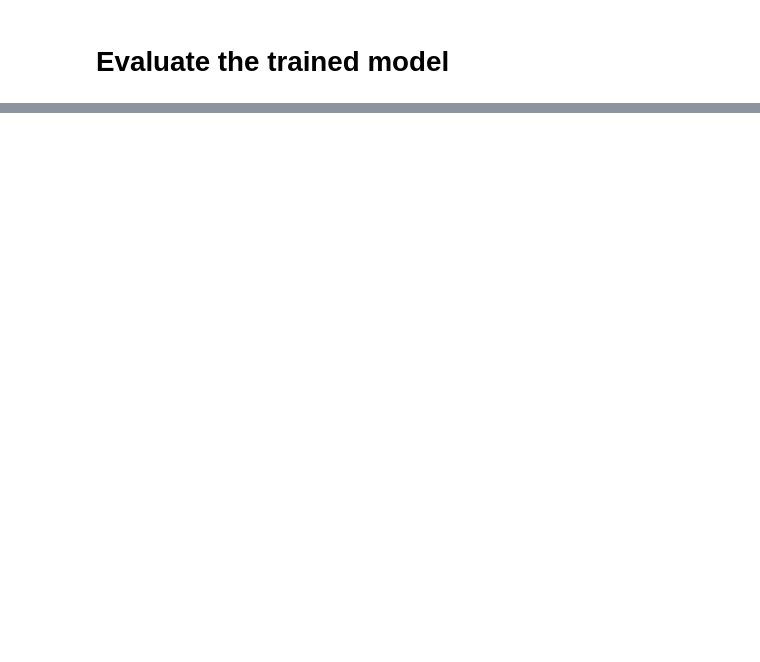
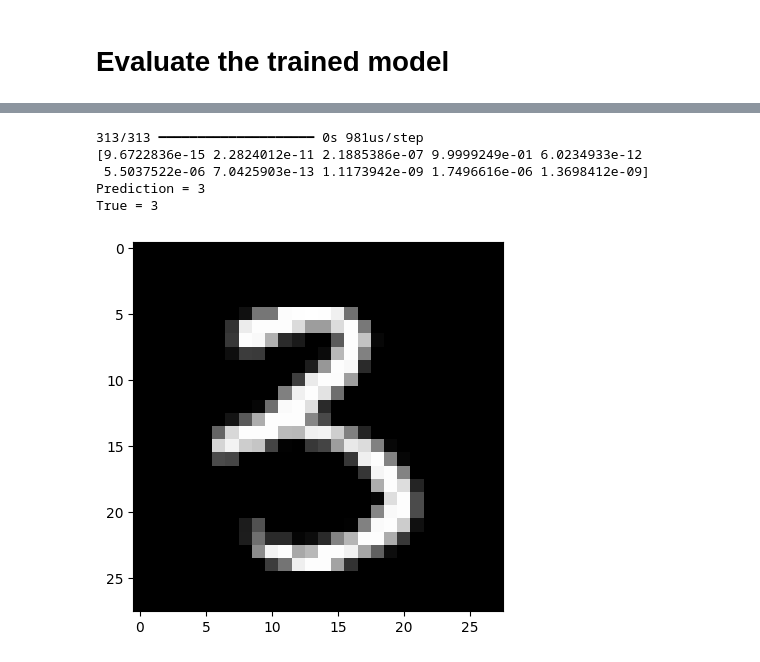
Before and after one commit to MuhammadAbbas99/kuvanluokittelu, a Jupyter notebook: simpleminstconvnet.ipynb, the cells around one changed output, grey strips where cells are left out. Drawn from its saved outputs; the diff is of its cells as text; code cells hidden in the pictures; blank space fills up the shorter version.

```diff
--- a/simpleminstconvnet.ipynb
+++ b/simpleminstconvnet.ipynb
@@ -176,0 +221,19 @@ print("Test accuracy:", test_acc)
+# %%
+predictions = model.predict(x_test)
+
+sample_number = 5000
+print(predictions[sample_number])
+print('Prediction =',np.argmax(predictions[sample_number]))
+print('True =',np.argmax(y_test[sample_number]))
+# %% [output]
+313/313 ━━━━━━━━━━━━━━━━━━━━ 0s 981us/step
+[9.6722836e-15 2.2824012e-11 2.1885386e-07 9.9999249e-01 6.0234933e-12
+ 5.5037522e-06 7.0425903e-13 1.1173942e-09 1.7496616e-06 1.3698412e-09]
+Prediction = 3
+True = 3
+# %%
+image = x_test[sample_number]
+plt.imshow(image, cmap='gray')
+plt.show()
+# %% [output]
+[figure, added]
```
Also changed, not shown: parts of 23 cells of this notebook, 7 other files.
